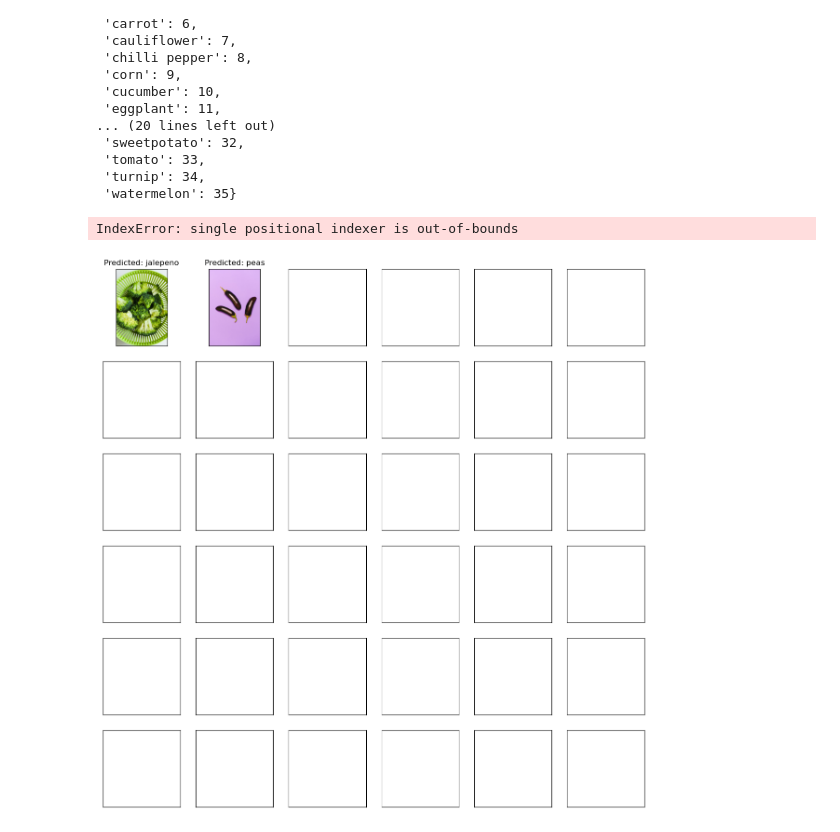
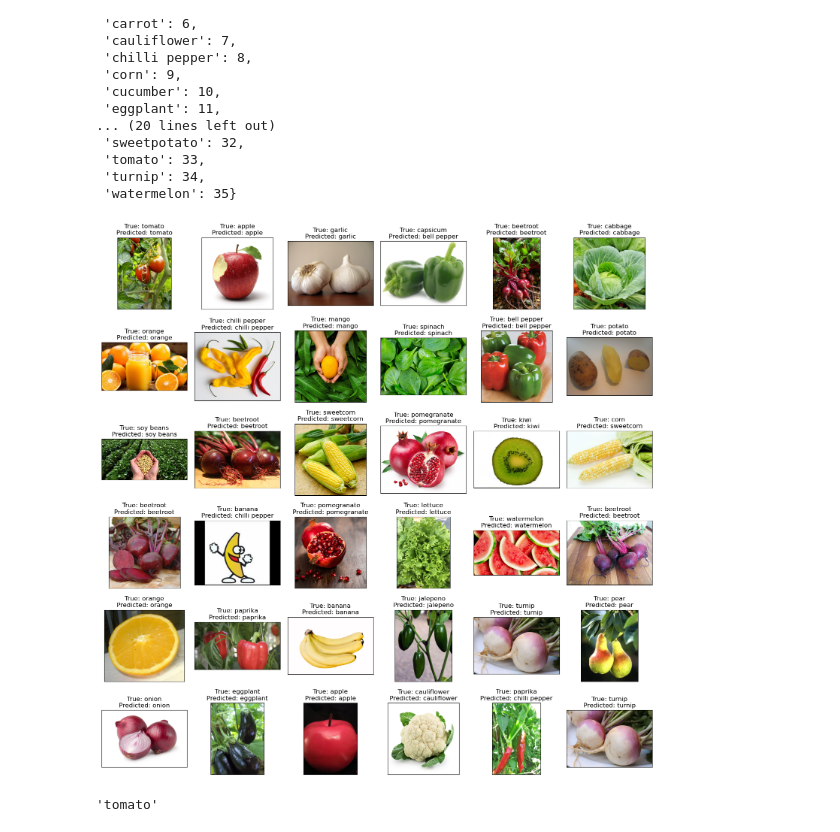
Before and after one commit to geor0014/food_processing, a Jupyter notebook: img.ipynb, the cells around one changed output. Drawn from its saved outputs; the diff is of its cells as text; code cells hidden in the pictures.

```diff
--- a/img.ipynb
+++ b/img.ipynb
@@ -262,11 +243,16 @@ labels
 # %%
 fig, axes = plt.subplots(6,6,figsize=(15,15), subplot_kw={'xticks': [], 'yticks': []}) #will see the actual and predicted labels with images.
 
 for i, ax in enumerate(axes.flat):
-    ax.imshow(plt.imread(user_input_df.FilePath.iloc[i]))
-    ax.set_title(f"Predicted: {list(labels.keys())[pred[i]]}")
+    ax.imshow(plt.imread(test_df.FilePath.iloc[i]))
+    ax.set_title(f"True: {test_df.Label.iloc[i]}\nPredicted: {list(labels.keys())[list(labels.values()).index(pred[i])]}")
 plt.tight_layout()
 plt.show()
 # %% [output]
-IndexError: single positional indexer is out-of-bounds
-[figure, old version]
+[figure, new version]
+# %%
+# get the lable of the predicted food
+predicted_label = list(labels.keys())[pred[0]]
+predicted_label
+# %% [output]
+'tomato'
```
Also changed, not shown: parts of 14 cells of this notebook, 4 other files.
